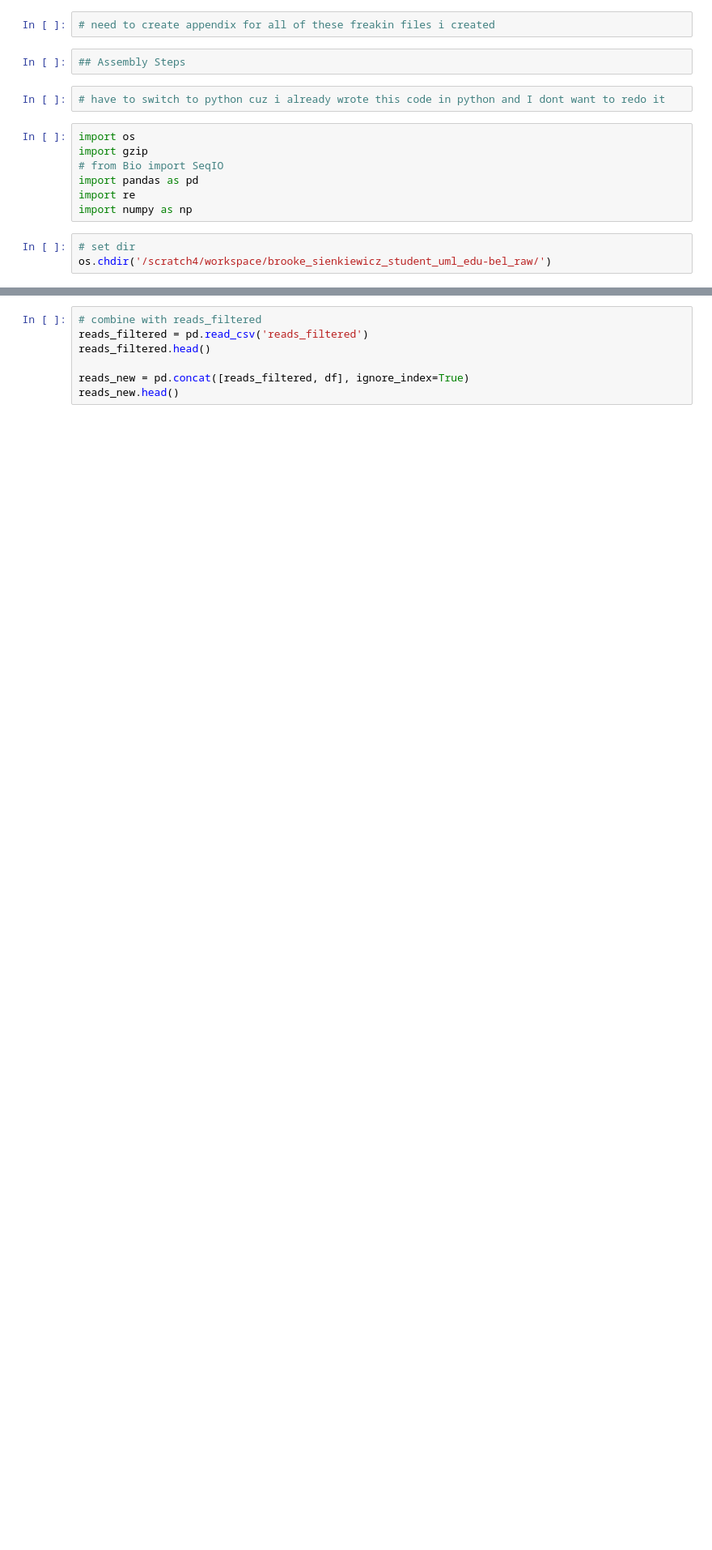
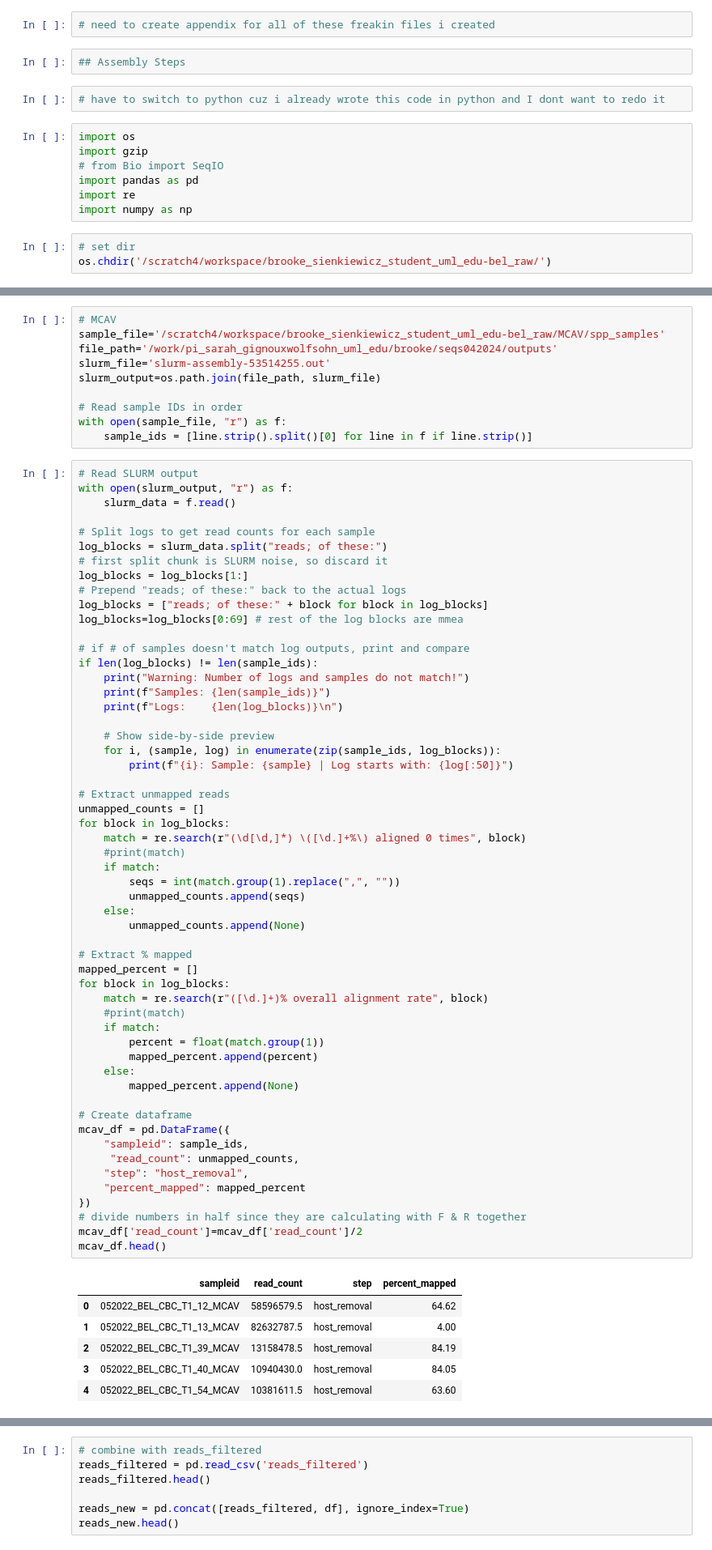
Before and after one commit to brookewicz/CBC_metagenomics, a Jupyter notebook: all_sctld/read_counts.ipynb, the cells around one changed output, grey strips where cells are left out. Shown at 81% size. Drawn from its saved outputs; the diff is of its cells as text; blank space fills up the shorter version.

Commit message:
add first half of mcav,mmea,orbi,past host_removal read counts

```diff
--- a/all_sctld/read_counts.ipynb
+++ b/all_sctld/read_counts.ipynb
@@ -526,0 +443,72 @@ df.head()
+# %%
+# MCAV
+sample_file='/scratch4/workspace/brooke_sienkiewicz_student_uml_edu-bel_raw/MCAV/spp_samples'
+file_path='/work/pi_sarah_gignouxwolfsohn_uml_edu/brooke/seqs042024/outputs'
+slurm_file='slurm-assembly-53514255.out'
+slurm_output=os.path.join(file_path, slurm_file)
+
+# Read sample IDs in order
+with open(sample_file, "r") as f:
+    sample_ids = [line.strip().split()[0] for line in f if line.strip()]
+# %%
+# Read SLURM output
+with open(slurm_output, "r") as f:
+    slurm_data = f.read()
+
+# Split logs to get read counts for each sample
+log_blocks = slurm_data.split("reads; of these:")
+# first split chunk is SLURM noise, so discard it
+log_blocks = log_blocks[1:]
+# Prepend "reads; of these:" back to the actual logs
+log_blocks = ["reads; of these:" + block for block in log_blocks]
+log_blocks=log_blocks[0:69] # rest of the log blocks are mmea
+
+# if # of samples doesn't match log outputs, print and compare
+if len(log_blocks) != len(sample_ids):
+    print("Warning: Number of logs and samples do not match!")
+    print(f"Samples: {len(sample_ids)}")
+    print(f"Logs:    {len(log_blocks)}\n")
+
+    # Show side-by-side preview
+    for i, (sample, log) in enumerate(zip(sample_ids, log_blocks)):
+        print(f"{i}: Sample: {sample} | Log starts with: {log[:50]}")
+
+# Extract unmapped reads
+unmapped_counts = []
+for block in log_blocks:
+    match = re.search(r"(\d[\d,]*) \([\d.]+%\) aligned 0 times", block)
+    #print(match)
+    if match:
+        seqs = int(match.group(1).replace(",", ""))
+        unmapped_counts.append(seqs)
+    else:
+        unmapped_counts.append(None)
+
+# Extract % mapped
+mapped_percent = []
+for block in log_blocks:
+    match = re.search(r"([\d.]+)% overall alignment rate", block)
+    #print(match)
+    if match:
+        percent = float(match.group(1))
+        mapped_percent.append(percent)
+    else:
+        mapped_percent.append(None)
+
+# Create dataframe
+mcav_df = pd.DataFrame({
+    "sampleid": sample_ids,
+     "read_count": unmapped_counts,
+    "step": "host_removal",
+    "percent_mapped": mapped_percent
+})
+# divide numbers in half since they are calculating with F & R together
+mcav_df['read_count']=mcav_df['read_count']/2
+mcav_df.head()
+# %% [output]
+|  | sampleid | read_count | step | percent_mapped |
+| 0 | 052022_BEL_CBC_T1_12_MCAV | 58596579.5 | host_removal | 64.62 |
+| 1 | 052022_BEL_CBC_T1_13_MCAV | 82632787.5 | host_removal | 4.00 |
+| 2 | 052022_BEL_CBC_T1_39_MCAV | 13158478.5 | host_removal | 84.19 |
+| 3 | 052022_BEL_CBC_T1_40_MCAV | 10940430.0 | host_removal | 84.05 |
+| 4 | 052022_BEL_CBC_T1_54_MCAV | 10381611.5 | host_removal | 63.60 |
```
Also changed, not shown: parts of 16 cells of this notebook.
